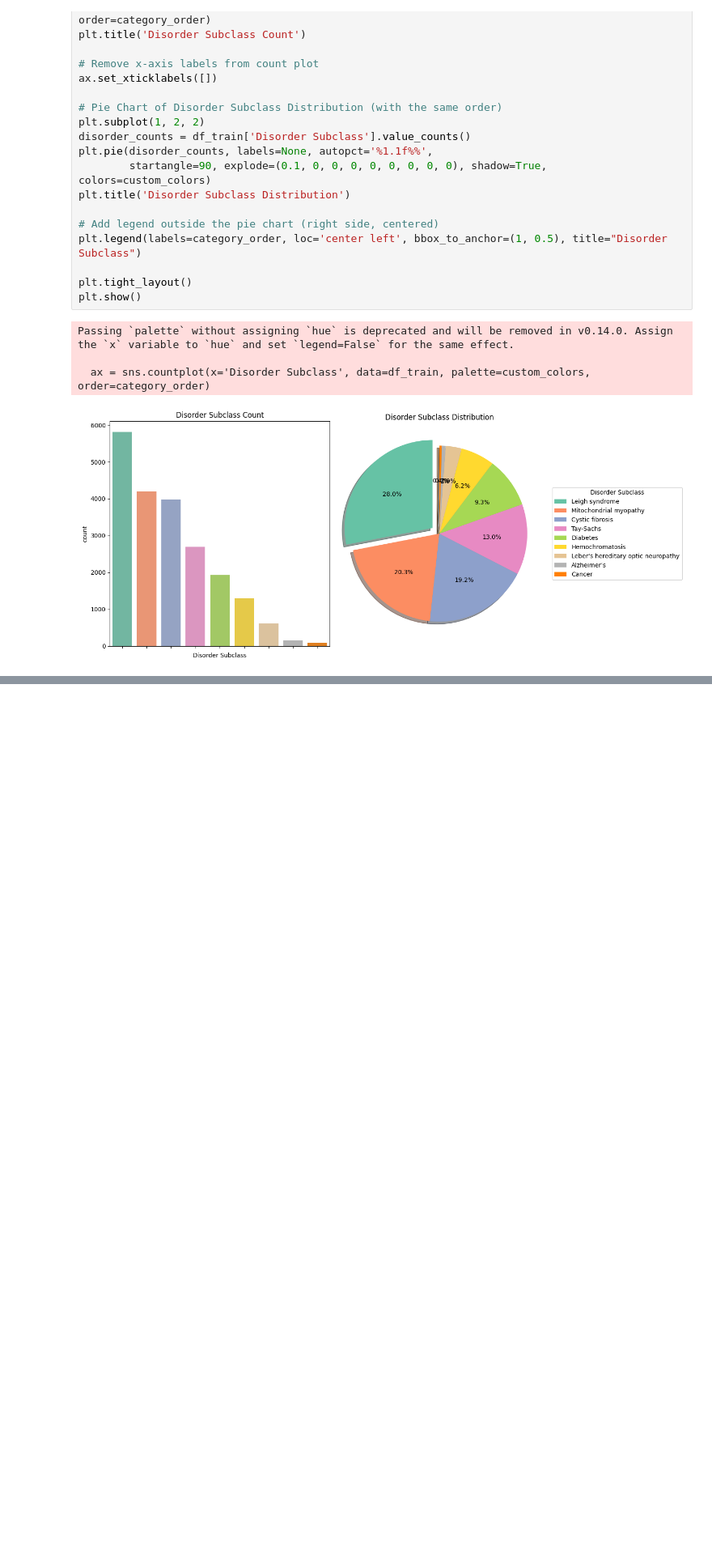
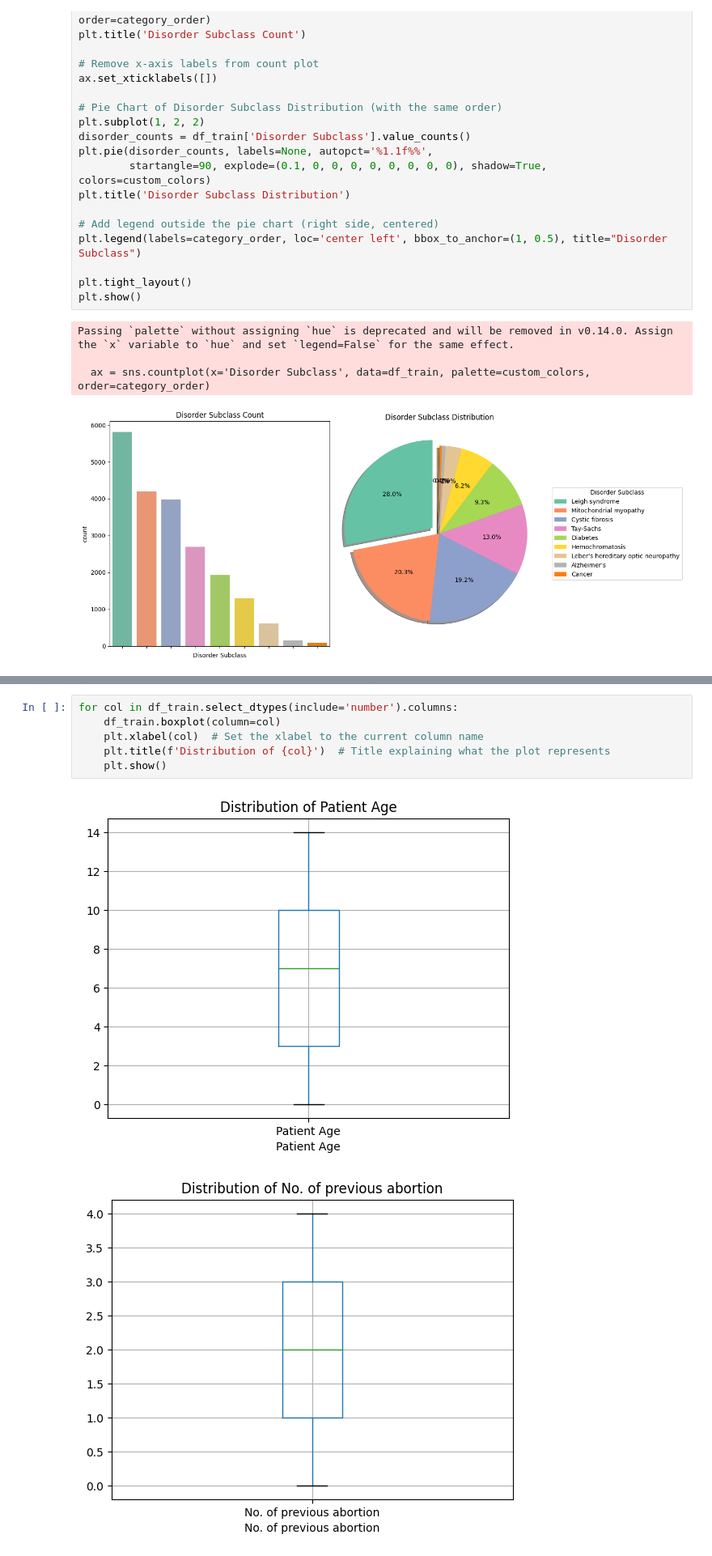
Before and after one commit to NANDINISHARMA30/GenAarogya, a Jupyter notebook: Project.ipynb, the cells around one changed output, grey strips where cells are left out. Shown at 81% size. Cells and saved outputs as stored; diff of their text form; blank space fills up the shorter version.

```diff
--- a/Project.ipynb
+++ b/Project.ipynb
@@ -453,0 +497,9 @@ Passing `palette` without assigning `hue` is deprecated and will be removed in v
+# %%
+for col in df_train.select_dtypes(include='number').columns:
+    df_train.boxplot(column=col)
+    plt.xlabel(col)  # Set the xlabel to the current column name
+    plt.title(f'Distribution of {col}')  # Title explaining what the plot represents
+    plt.show()
+# %% [output]
+[figure, added]
+[figure, added]
```
Also changed, not shown: parts of 8 cells of this notebook.
